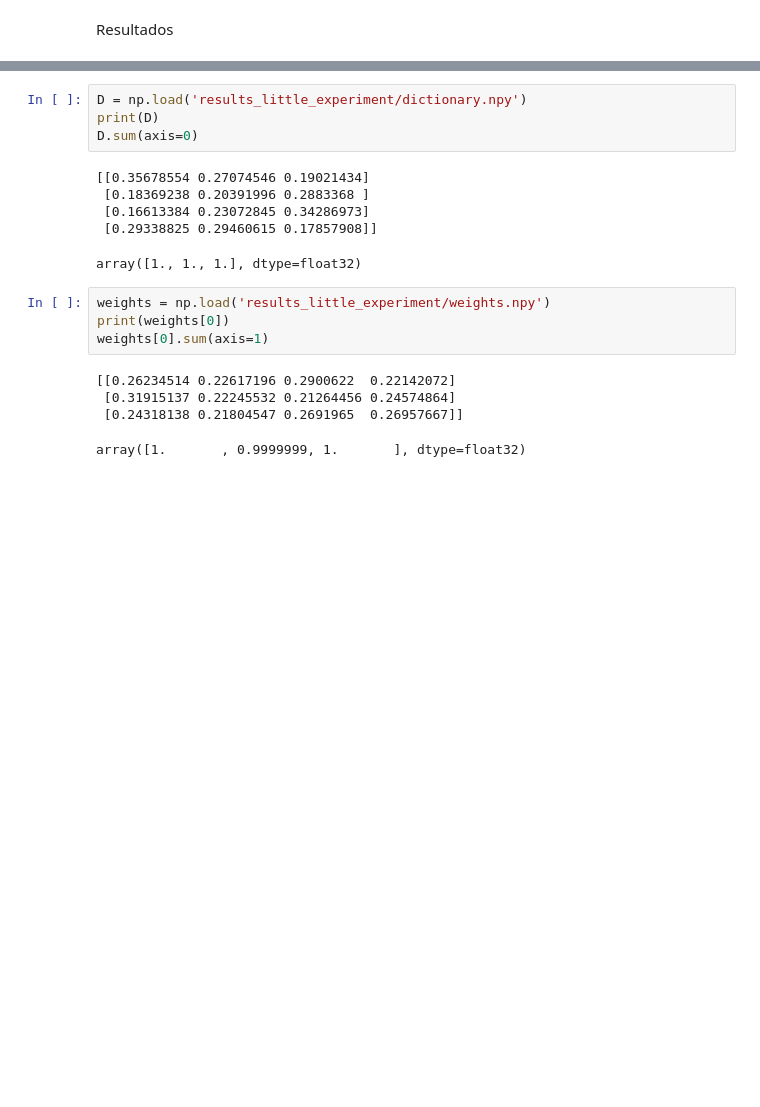
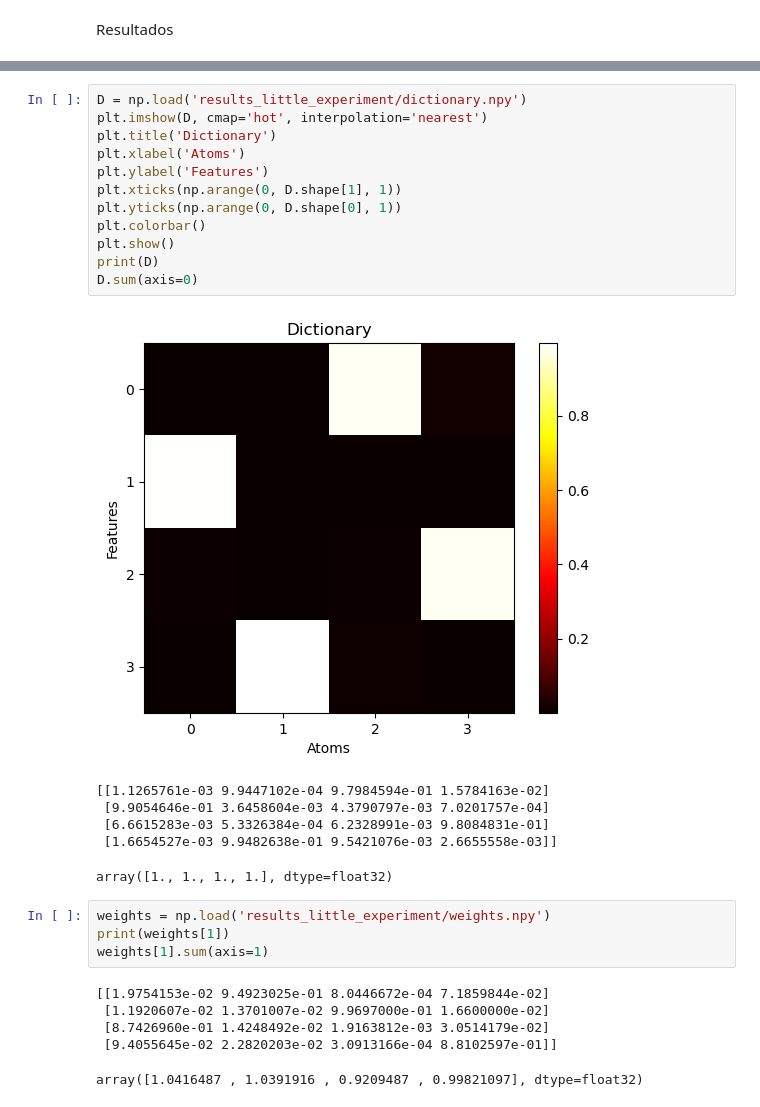
Before and after one commit to angelmdezhdez/thesis, a Jupyter notebook: exp_recon.ipynb, the cells around one changed output, grey strips where cells are left out. Drawn from its saved outputs; the diff is of its cells as text; blank space fills up the shorter version.

```diff
--- a/exp_recon.ipynb
+++ b/exp_recon.ipynb
@@ -84,20 +84,30 @@ plt.show()
 # %%
 D = np.load('results_little_experiment/dictionary.npy')
+plt.imshow(D, cmap='hot', interpolation='nearest')
+plt.title('Dictionary')
+plt.xlabel('Atoms')
+plt.ylabel('Features')
+plt.xticks(np.arange(0, D.shape[1], 1))
+plt.yticks(np.arange(0, D.shape[0], 1))
+plt.colorbar()
+plt.show()
 print(D)
 D.sum(axis=0)
 # %% [output]
+[figure, added]
-[[0.35678554 0.27074546 0.19021434]
- [0.18369238 0.20391996 0.2883368 ]
- [0.16613384 0.23072845 0.34286973]
- [0.29338825 0.29460615 0.17857908]]
+[[1.1265761e-03 9.9447102e-04 9.7984594e-01 1.5784163e-02]
+ [9.9054646e-01 3.6458604e-03 4.3790797e-03 7.0201757e-04]
+ [6.6615283e-03 5.3326384e-04 6.2328991e-03 9.8084831e-01]
+ [1.6654527e-03 9.9482638e-01 9.5421076e-03 2.6655558e-03]]
-array([1., 1., 1.], dtype=float32)
+array([1., 1., 1., 1.], dtype=float32)
 # %%
 weights = np.load('results_little_experiment/weights.npy')
-print(weights[0])
-weights[0].sum(axis=1)
+print(weights[1])
+weights[1].sum(axis=1)
 # %% [output]
-[[0.26234514 0.22617196 0.2900622  0.22142072]
- [0.31915137 0.22245532 0.21264456 0.24574864]
- [0.24318138 0.21804547 0.2691965  0.26957667]]
+[[1.9754153e-02 9.4923025e-01 8.0446672e-04 7.1859844e-02]
+ [1.1920607e-02 1.3701007e-02 9.9697000e-01 1.6600000e-02]
+ [8.7426960e-01 1.4248492e-02 1.9163812e-03 3.0514179e-02]
+ [9.4055645e-02 2.2820203e-02 3.0913166e-04 8.8102597e-01]]
-array([1.       , 0.9999999, 1.       ], dtype=float32)
+array([1.0416487 , 1.0391916 , 0.9209487 , 0.99821097], dtype=float32)
 # %%
```
Also changed, not shown: parts of 3 cells of this notebook, 4 other files.
